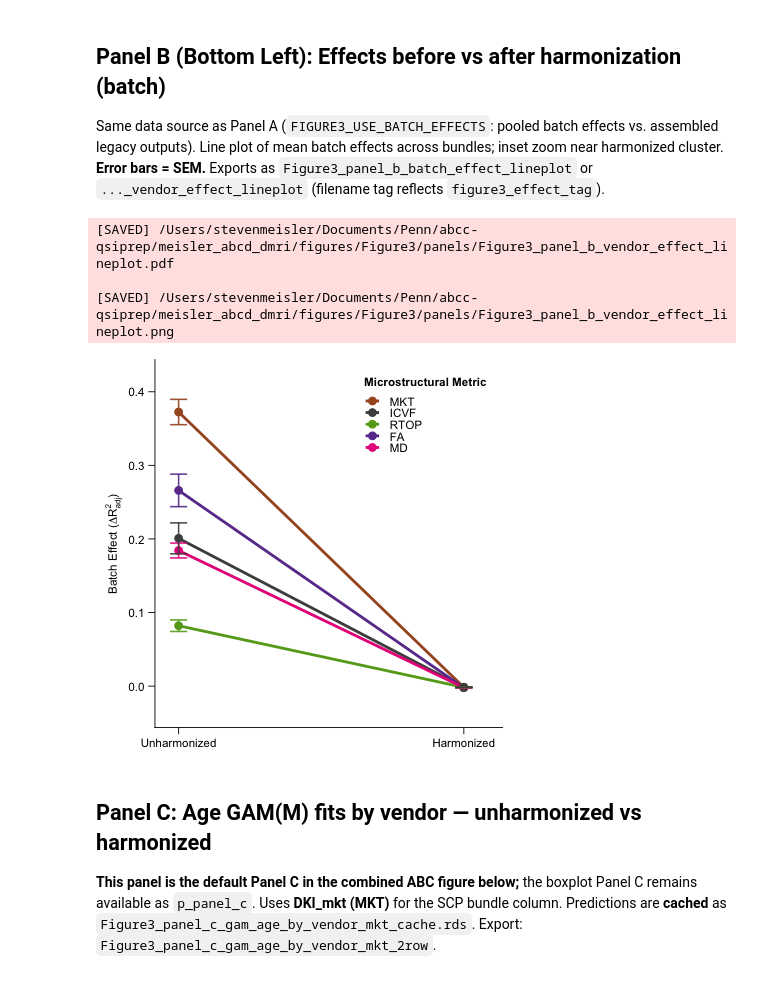
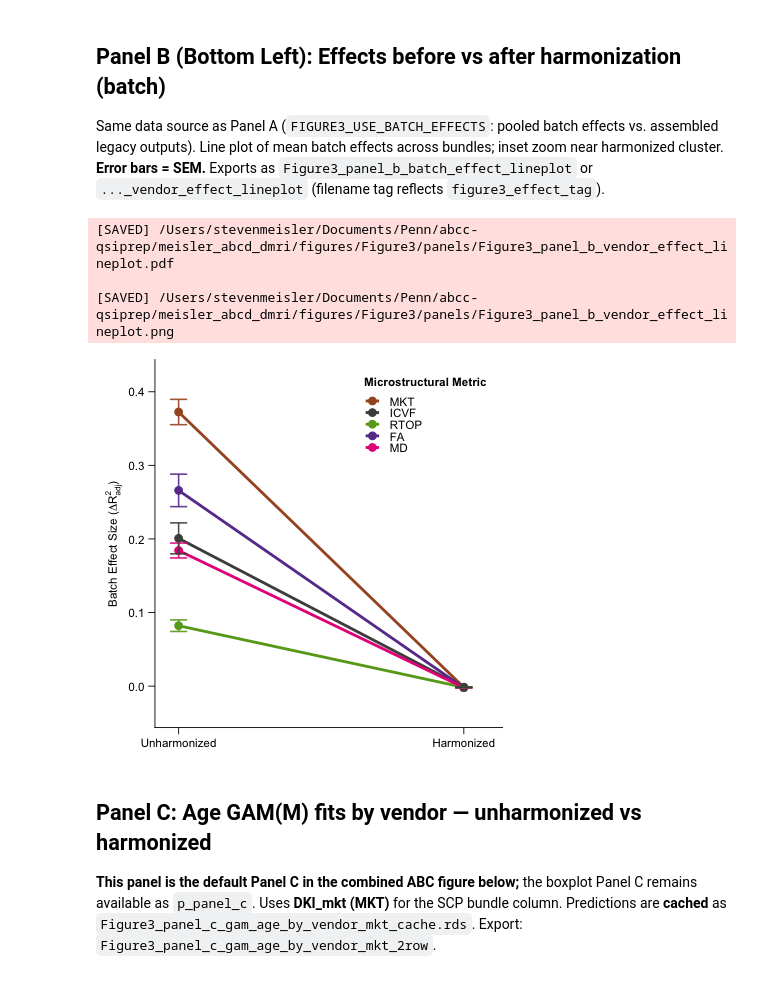
Before and after one commit to PennLINC/Meisler_ABCD_dMRI, a Jupyter notebook: scripts/6_figures/Figure3.ipynb, the cells around one changed output. Cells and saved outputs as stored; diff of their text form; code cells hidden in the pictures.

```diff
--- a/scripts/6_figures/Figure3.ipynb
+++ b/scripts/6_figures/Figure3.ipynb
@@ -410,7 +410,7 @@ p_line_main <- ggplot(df_line, aes(x = source_num, y = mean_effect, group = metr
   coord_cartesian(ylim = y_limits) +
   labs(
     x = NULL,
-    y = expression("Batch Effect (" * Delta * R[adj]^2 * ")")
+    y = expression("Batch Effect Size (" * Delta * R[adj]^2 * ")")
   ) +
   panel_b_theme +
   theme(
@@ -420,34 +420,34 @@ p_line_main <- ggplot(df_line, aes(x = source_num, y = mean_effect, group = metr
     legend.justification = c(1, 1),
     legend.direction = "vertical",
     legend.background = element_blank(),
     legend.box.background = element_blank(),
     legend.key.height = unit(7, "pt"),
     legend.key.width = unit(10, "pt"),
     axis.title = element_text(size = pt_for_export(7, panel_width_in, panel_width_in)),
     axis.text = element_text(size = pt_for_export(7, panel_width_in, panel_width_in)),
     legend.title = element_text(face = "bold", size = pt_for_export(7, panel_width_in, panel_width_in)),
     legend.text = element_text(size = pt_for_export(7, panel_width_in, panel_width_in)),
     plot.title = element_blank(),
     plot.margin = margin(1, 5.5, 5.5, 5.5)
   )
 
 p_panel_b <- p_line_main
 
 options(repr.plot.width = panel_width_in, repr.plot.height = panel_height_in, repr.plot.res = 120)
 
 p_panel_b
 save_plot_outputs(
   p_panel_b,
   "Figure3_panel_b_vendor_effect_lineplot",
   fs::path(figure3_dir, "panels"),
   panel_export_width_bc_in,
   panel_export_height_bc_in
 )
 # %% [output]
 [SAVED] /Users/stevenmeisler/Documents/Penn/abcc-qsiprep/meisler_abcd_dmri/figures/Figure3/panels/Figure3_panel_b_vendor_effect_lineplot.pdf
 
 [SAVED] /Users/stevenmeisler/Documents/Penn/abcc-qsiprep/meisler_abcd_dmri/figures/Figure3/panels/Figure3_panel_b_vendor_effect_lineplot.png
-[figure, old version]
+[figure, new version]
 # %% [markdown]
 ## Panel C: Age GAM(M) fits by vendor — unharmonized vs harmonized
 
```
Also changed, not shown: parts of 4 cells of this notebook, 5 other files.
